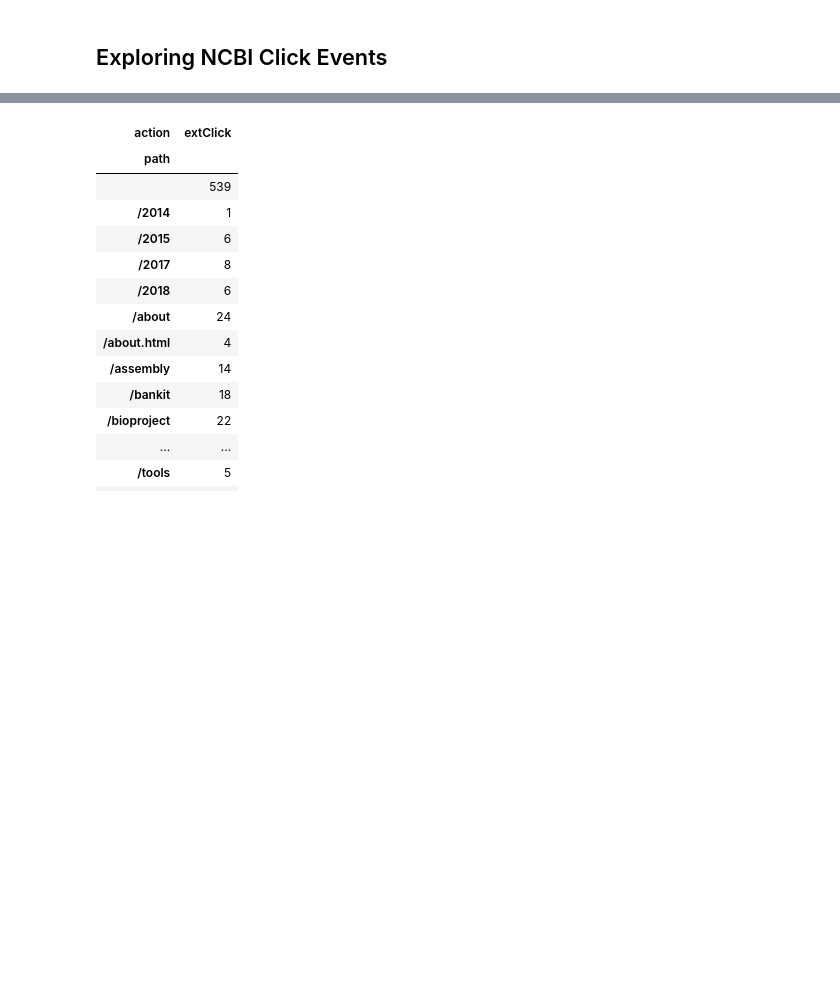
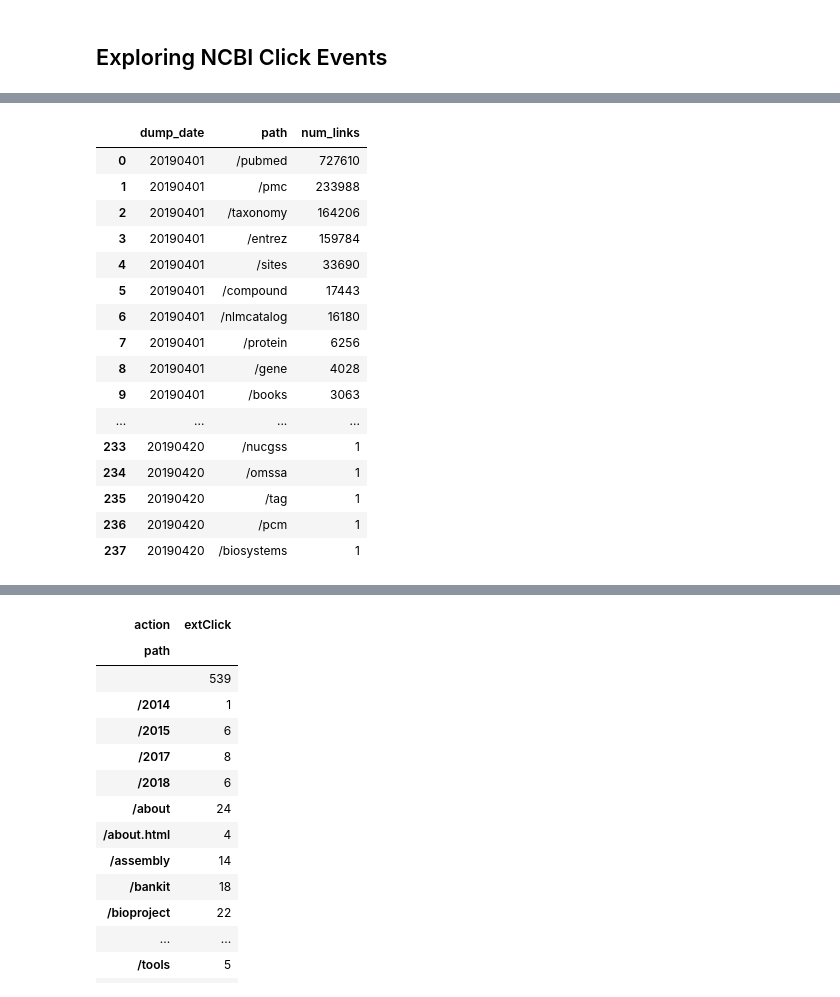
Before and after one commit to elifesciences-publications/wiki-citation-usage, a Jupyter notebook: ncbi-and-free-exploration.ipynb, the cells around one changed output, grey strips where cells are left out. Drawn from its saved outputs; the diff is of its cells as text; code cells hidden in the pictures; blank space fills up the shorter version.

```diff
--- a/ncbi-and-free-exploration.ipynb
+++ b/ncbi-and-free-exploration.ipynb
@@ -7,0 +12,41 @@ pd.options.display.max_rows=100
+# %%
+# Counts of .ncbi.nlm.nih.gov links in the externallinks table by path
+w_ncbi_paths_query = """
+SELECT dump_date, LOWER(REGEXP_EXTRACT(parse_url(el_to,'PATH'),'(/[^/]+)')) as path, COUNT(DISTINCT el_to, el_from) AS num_links
+FROM ryanmax.externallinks
+WHERE
+    parse_url(LOWER(el_to),'HOST') LIKE '%.ncbi.nlm.nih.gov'
+AND el_from IN
+        (SELECT DISTINCT page_id
+        FROM ryanmax.pages_with_extlinks
+        WHERE to_date(dt) >= '{}'
+        AND to_date(dt) <= '{}'
+        )
+GROUP BY dump_date, path
+ORDER BY dump_date, num_links DESC
+"""
+w_ncbi_paths = spark.sql(
+    w_ncbi_paths_query.format(
+        start_date_string, end_date_string
+    ))
+w_ncbi_paths_rdd = w_ncbi_paths.rdd
+w_ncbi_paths_df = sqlContext.createDataFrame(w_ncbi_paths_rdd)
+w_ncbi_paths_df.toPandas()
+# %% [output]
+|  | dump_date | path | num_links |
+| 0 | 20190401 | /pubmed | 727610 |
+| 1 | 20190401 | /pmc | 233988 |
+| 2 | 20190401 | /taxonomy | 164206 |
+| 3 | 20190401 | /entrez | 159784 |
+| 4 | 20190401 | /sites | 33690 |
+| 5 | 20190401 | /compound | 17443 |
+| 6 | 20190401 | /nlmcatalog | 16180 |
+| 7 | 20190401 | /protein | 6256 |
+| 8 | 20190401 | /gene | 4028 |
+| 9 | 20190401 | /books | 3063 |
+| ... | ... | ... | ... |
+| 233 | 20190420 | /nucgss | 1 |
+| 234 | 20190420 | /omssa | 1 |
+| 235 | 20190420 | /tag | 1 |
+| 236 | 20190420 | /pcm | 1 |
+| 237 | 20190420 | /biosystems | 1 |
```
Also changed, not shown: parts of 8 cells of this notebook.
